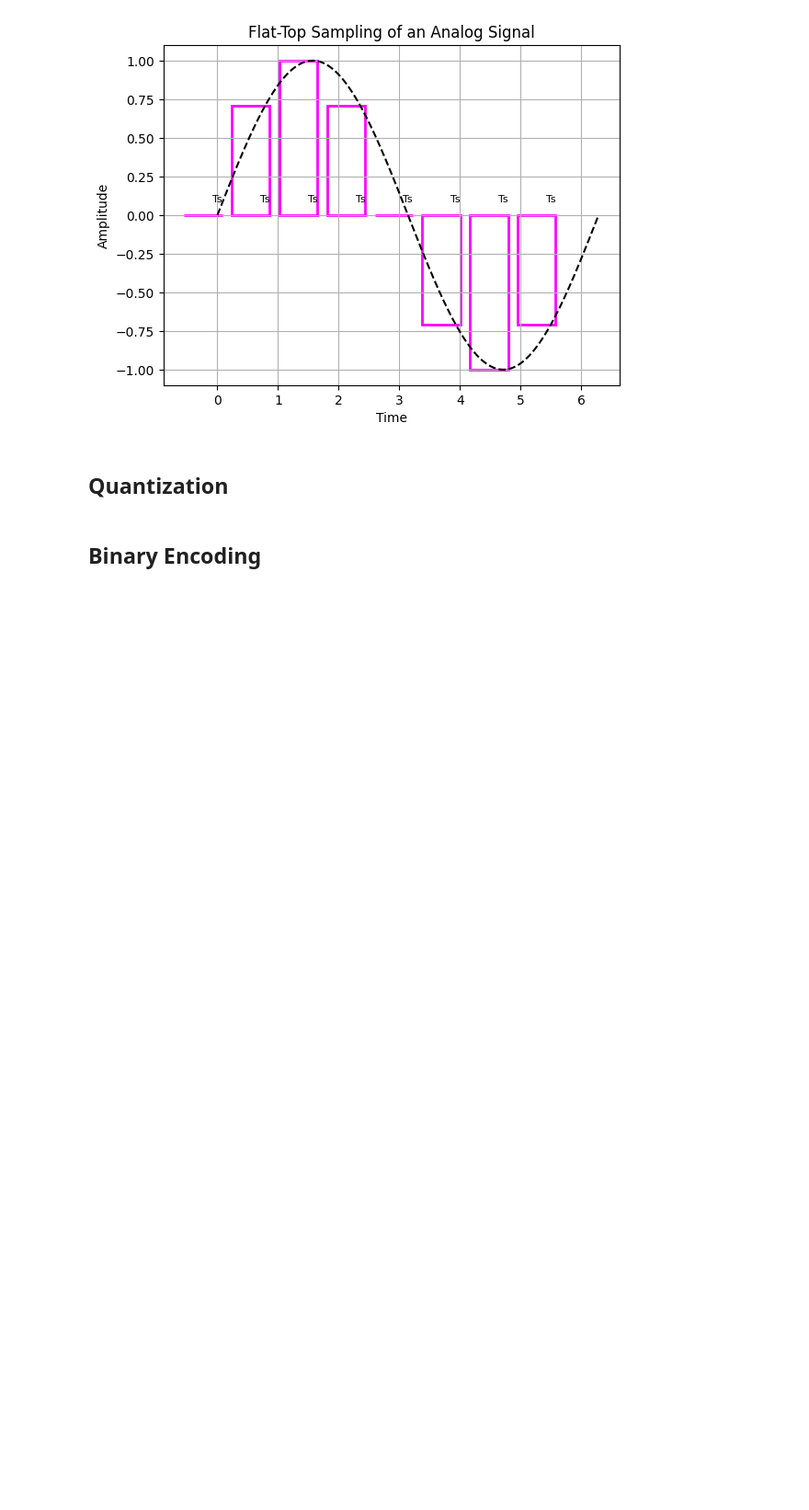
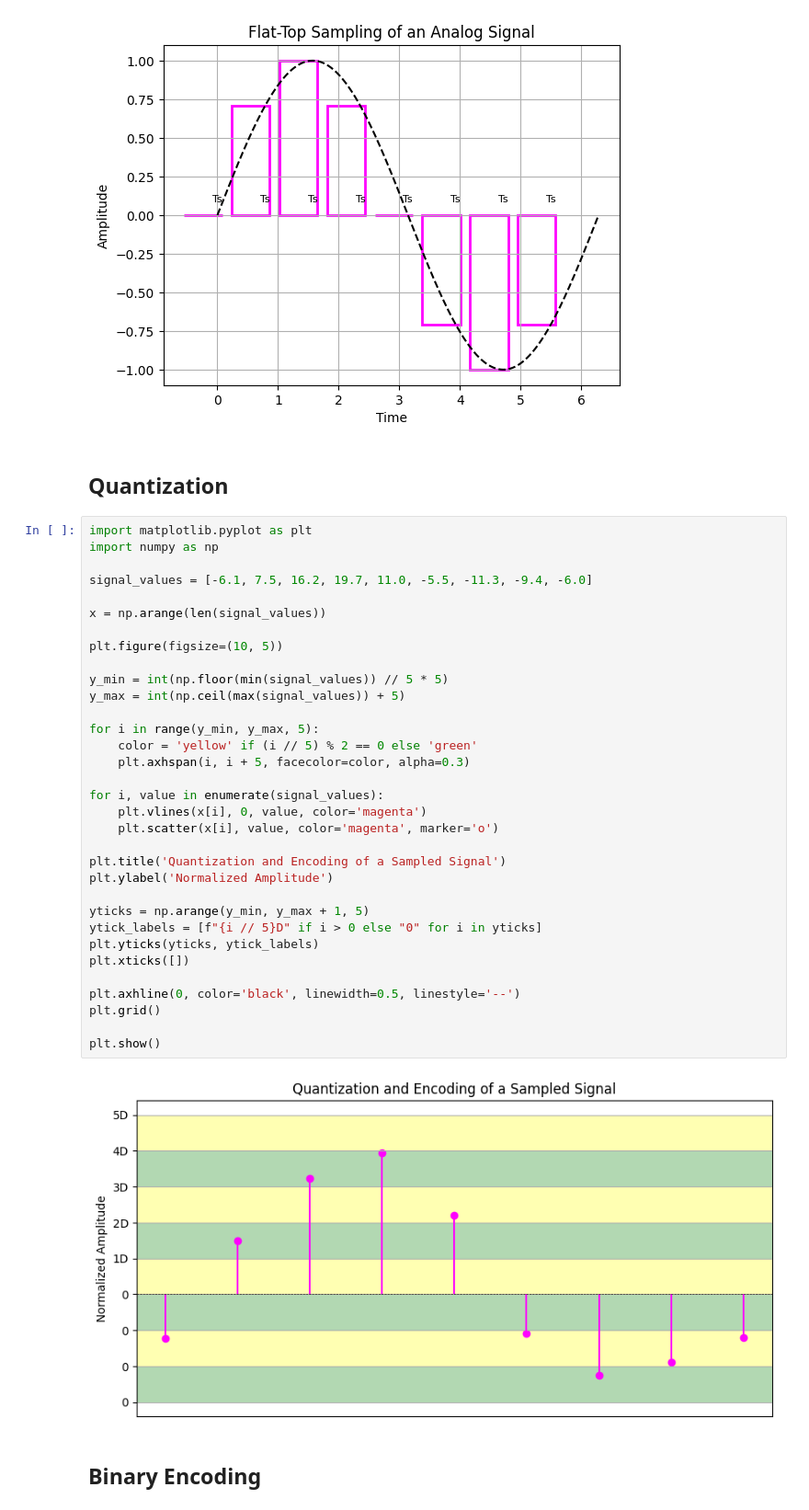
Before and after one commit to hansu0419/NSCOM03-Lab_2-Line_Coding, a Jupyter notebook: Section_8.ipynb, the cells around one changed output. Shown at 92% size. Drawn from its saved outputs; the diff is of its cells as text; blank space fills up the shorter version.

```diff
--- a/Section_8.ipynb
+++ b/Section_8.ipynb
@@ -125,6 +125,41 @@ plt.show()
 [figure]
 # %% [markdown]
 ## Quantization
+# %%
+import matplotlib.pyplot as plt
+import numpy as np
+
+signal_values = [-6.1, 7.5, 16.2, 19.7, 11.0, -5.5, -11.3, -9.4, -6.0]
+
+x = np.arange(len(signal_values))
+
+plt.figure(figsize=(10, 5))
+
+y_min = int(np.floor(min(signal_values)) // 5 * 5)
+y_max = int(np.ceil(max(signal_values)) + 5)
+
+for i in range(y_min, y_max, 5):
+    color = 'yellow' if (i // 5) % 2 == 0 else 'green'
+    plt.axhspan(i, i + 5, facecolor=color, alpha=0.3)
+
+for i, value in enumerate(signal_values):
+    plt.vlines(x[i], 0, value, color='magenta')
+    plt.scatter(x[i], value, color='magenta', marker='o')
+
+plt.title('Quantization and Encoding of a Sampled Signal')
+plt.ylabel('Normalized Amplitude')
+
+yticks = np.arange(y_min, y_max + 1, 5)
+ytick_labels = [f"{i // 5}D" if i > 0 else "0" for i in yticks]
+plt.yticks(yticks, ytick_labels)
+plt.xticks([])
+
+plt.axhline(0, color='black', linewidth=0.5, linestyle='--')
+plt.grid()
+
+plt.show()
+# %% [output]
+[figure, added]
 # %% [markdown]
 ## Binary Encoding
 # %% [markdown]
```
